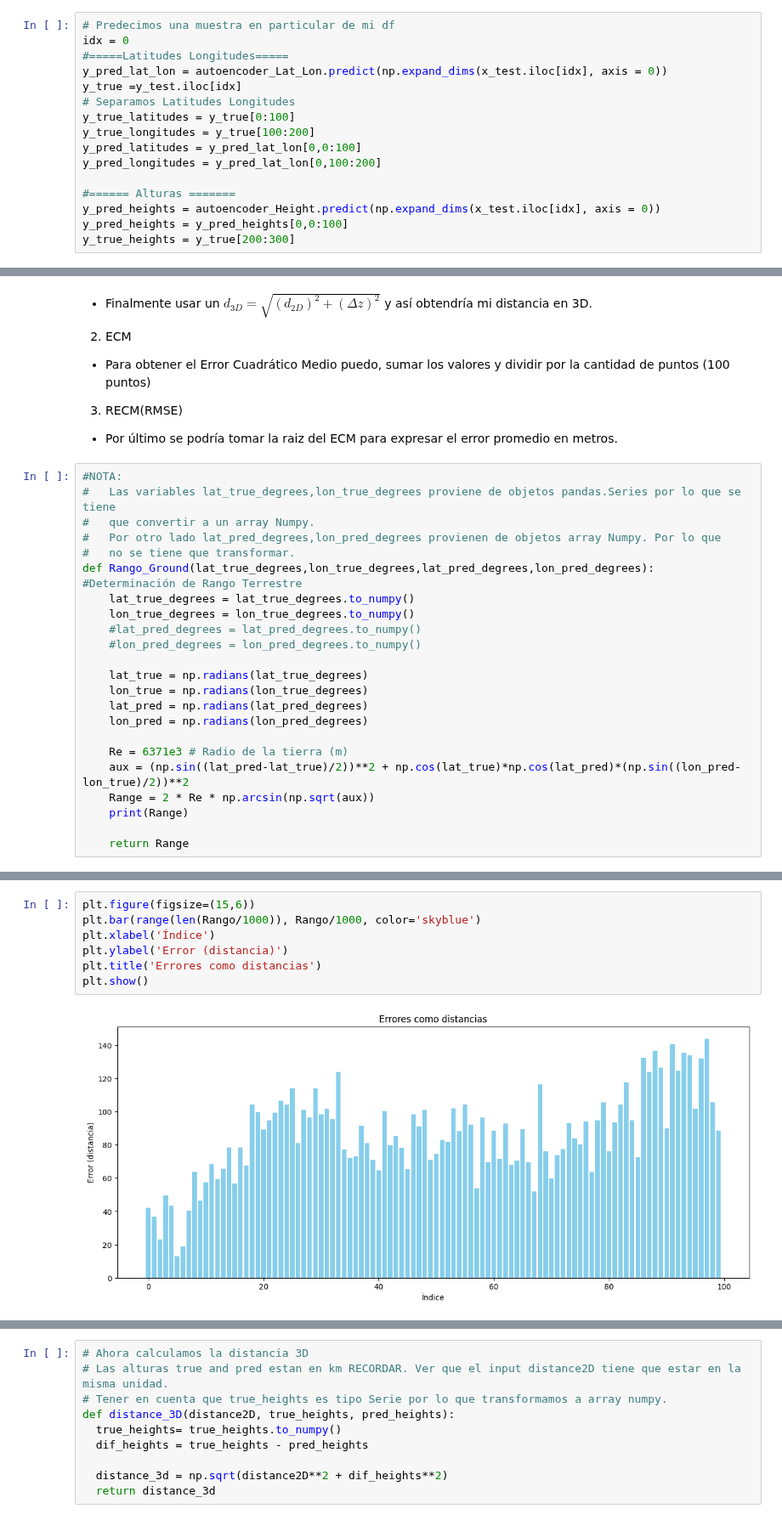
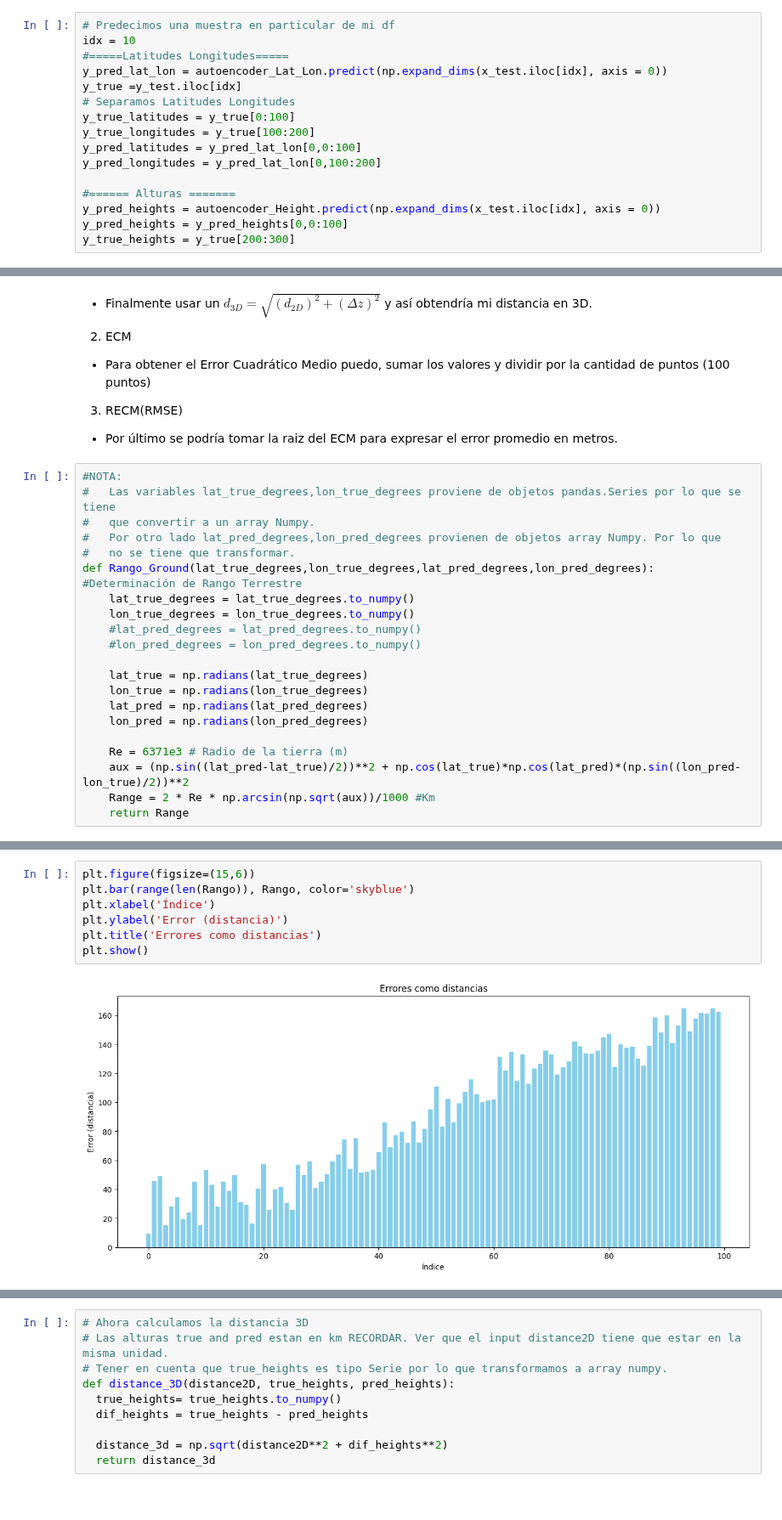
Before and after one commit to ValeFernando840/Ray-Tracing, a Jupyter notebook: Testeo_Modelos.ipynb, the cells around one changed output, grey strips where cells are left out. Shown at 85% size. Drawn from its saved outputs; the diff is of its cells as text.

```diff
--- a/Testeo_Modelos.ipynb
+++ b/Testeo_Modelos.ipynb
@@ -17,7 +17,7 @@ autoencoder_Lat_Lon = tf.keras.models.load_model('modelos_entrenamiento/entrenam
 autoencoder_Height = tf.keras.models.load_model('modelos_entrenamiento/entrenamiento_alturas2.keras')
 # %%
 # Predecimos una muestra en particular de mi df
-idx = 0
+idx = 10
 #=====Latitudes Longitudes=====
 y_pred_lat_lon = autoencoder_Lat_Lon.predict(np.expand_dims(x_test.iloc[idx], axis = 0))
 y_true =y_test.iloc[idx]
@@ -93,9 +93,7 @@ def Rango_Ground(lat_true_degrees,lon_true_degrees,lat_pred_degrees,lon_pred_deg
 
     Re = 6371e3 # Radio de la tierra (m)
     aux = (np.sin((lat_pred-lat_true)/2))**2 + np.cos(lat_true)*np.cos(lat_pred)*(np.sin((lon_pred-lon_true)/2))**2
-    Range = 2 * Re * np.arcsin(np.sqrt(aux))
-    print(Range)
-
+    Range = 2 * Re * np.arcsin(np.sqrt(aux))/1000 #Km
     return Range
 # %%
 Rango = Rango_Ground(y_true_latitudes,y_true_longitudes,y_pred_latitudes,y_pred_longitudes)
@@ -129,10 +107,10 @@ Raiz del ECM: 89.74739020182284
 # %%
 plt.figure(figsize=(15,6))
-plt.bar(range(len(Rango/1000)), Rango/1000, color='skyblue')
+plt.bar(range(len(Rango)), Rango, color='skyblue')
 plt.xlabel('Índice')
 plt.ylabel('Error (distancia)')
 plt.title('Errores como distancias')
 plt.show()
 # %% [output]
-[figure, old version]
+[figure, new version]
 # %%
```
Also changed, not shown: parts of 9 cells of this notebook.
